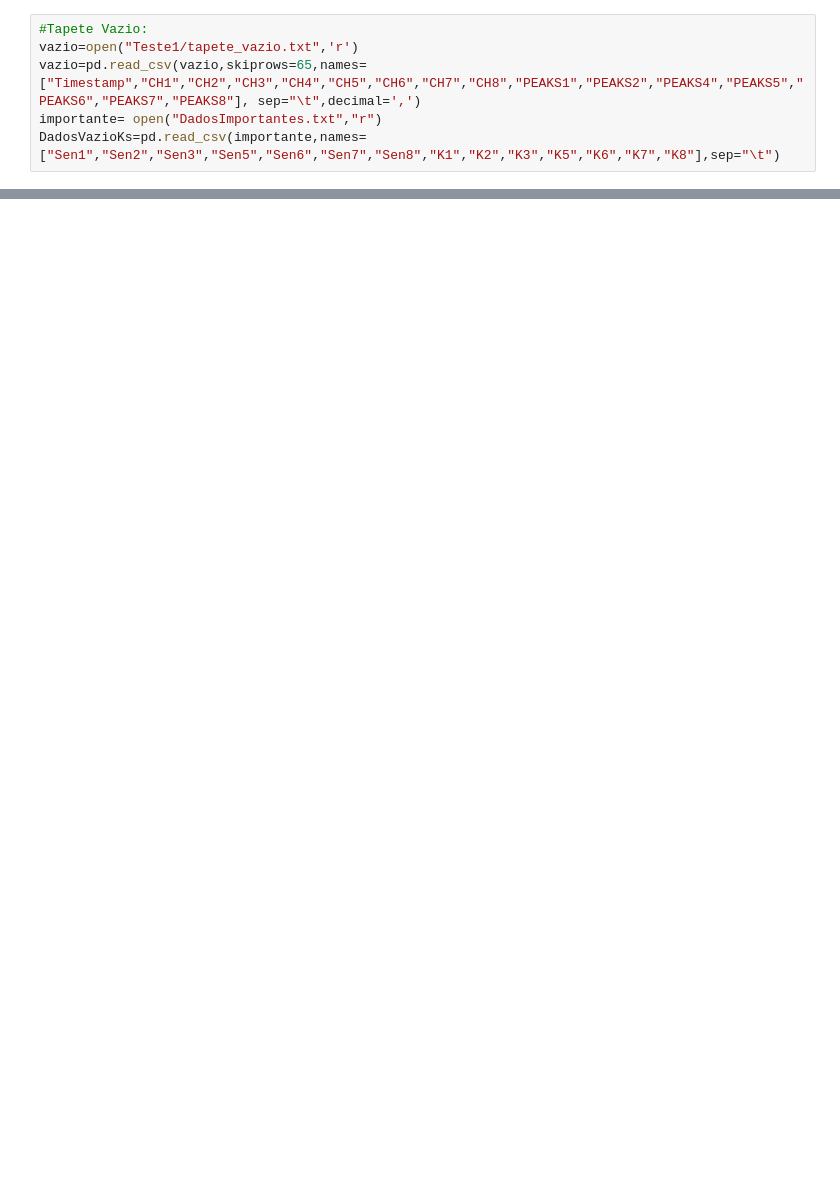
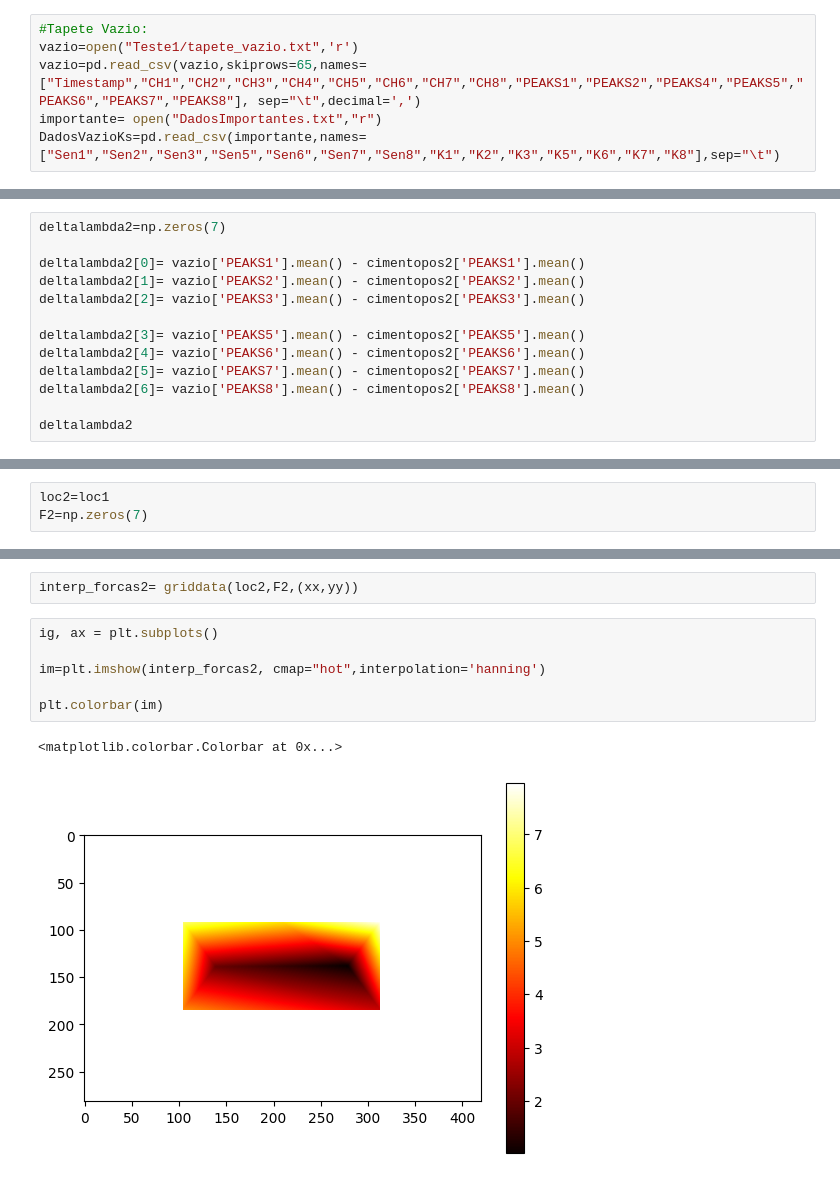
Before and after one commit to NicolasLSchneebeli/IC-TesteInicial, a Jupyter notebook: Teste1-Tapete.ipynb, the cells around one changed output, grey strips where cells are left out. Cells and saved outputs as stored; diff of their text form; blank space fills up the shorter version.

```diff
--- a/Teste1-Tapete.ipynb
+++ b/Teste1-Tapete.ipynb
@@ -115,0 +82,13 @@ for i in range (0,tapetepos.shape[0]):
+# %%
+deltalambda2=np.zeros(7)
+
+deltalambda2[0]= vazio['PEAKS1'].mean() - cimentopos2['PEAKS1'].mean()
+deltalambda2[1]= vazio['PEAKS2'].mean() - cimentopos2['PEAKS2'].mean()
+deltalambda2[2]= vazio['PEAKS3'].mean() - cimentopos2['PEAKS3'].mean()
+
+deltalambda2[3]= vazio['PEAKS5'].mean() - cimentopos2['PEAKS5'].mean()
+deltalambda2[4]= vazio['PEAKS6'].mean() - cimentopos2['PEAKS6'].mean()
+deltalambda2[5]= vazio['PEAKS7'].mean() - cimentopos2['PEAKS7'].mean()
+deltalambda2[6]= vazio['PEAKS8'].mean() - cimentopos2['PEAKS8'].mean()
+
+deltalambda2
@@ -115,0 +200,3 @@ for i in range (0,tapetepos.shape[0]):
+# %%
+loc2=loc1
+F2=np.zeros(7)
@@ -115,0 +251,11 @@ for i in range (0,tapetepos.shape[0]):
+# %%
+interp_forcas2= griddata(loc2,F2,(xx,yy))
+# %%
+ig, ax = plt.subplots()
+
+im=plt.imshow(interp_forcas2, cmap="hot",interpolation='hanning')
+
+plt.colorbar(im)
+# %% [output]
+<matplotlib.colorbar.Colorbar at 0x...>
+[figure, added]
```
Also changed, not shown: parts of 43 cells of this notebook.
